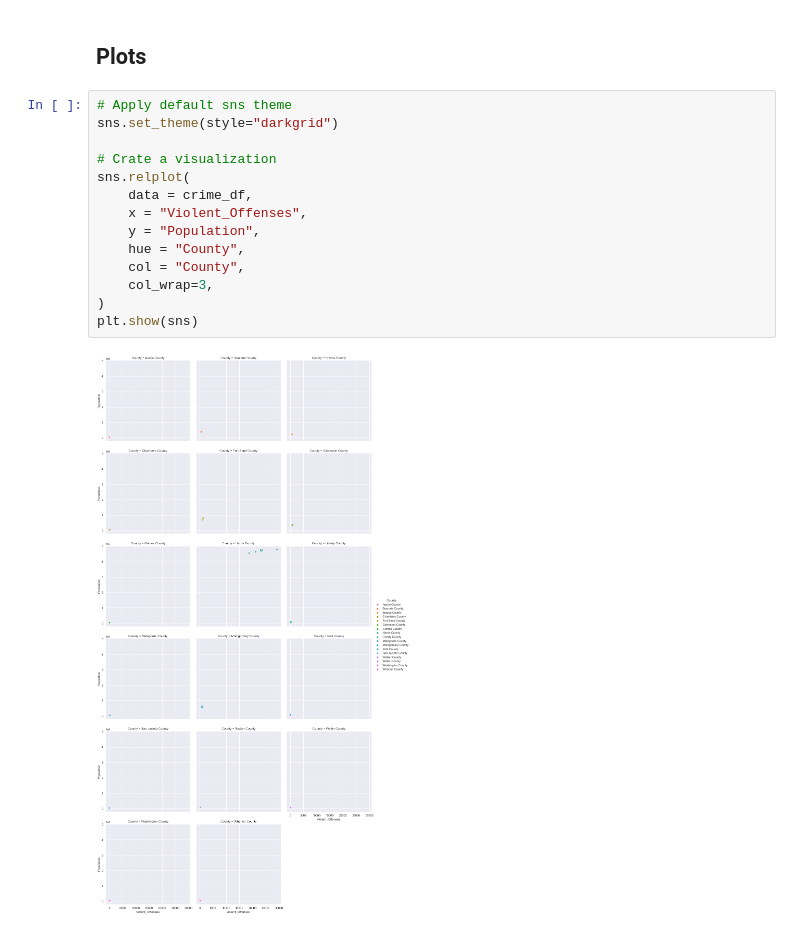
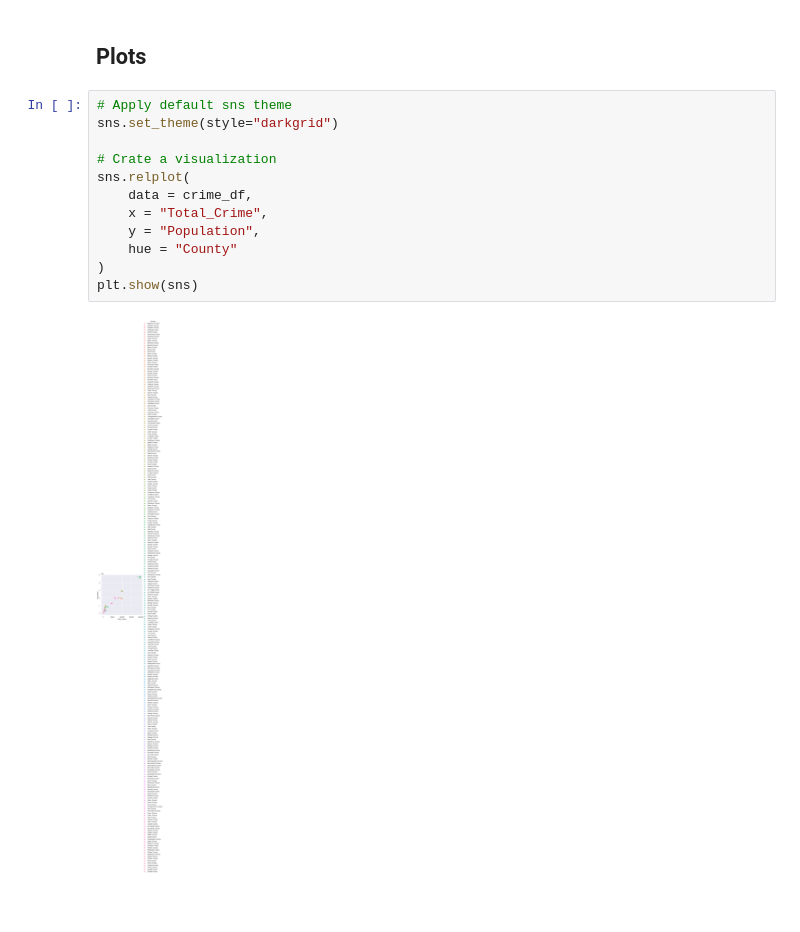
Before and after one commit to MiguelB512/Harris_Crime_Trends, a Jupyter notebook: Plotting/Seaborn_Plots.ipynb, the cells around one changed output. Saved outputs shown, nothing was run; the diff lists cells and outputs as text; blank space fills up the shorter version.

```diff
--- a/Plotting/Seaborn_Plots.ipynb
+++ b/Plotting/Seaborn_Plots.ipynb
@@ -49,16 +49,14 @@ outer_hou_df.head()
 # %%
 # Apply default sns theme
 sns.set_theme(style="darkgrid")
 
 # Crate a visualization
 sns.relplot(
     data = crime_df,
-    x = "Violent_Offenses",
+    x = "Total_Crime",
     y = "Population",
-    hue = "County",
-    col = "County",
-    col_wrap=3,
+    hue = "County"
 )
 plt.show(sns)
 # %% [output]
-[figure, old version]
+[figure, new version]
```
Also changed, not shown: parts of 2 cells of this notebook.
